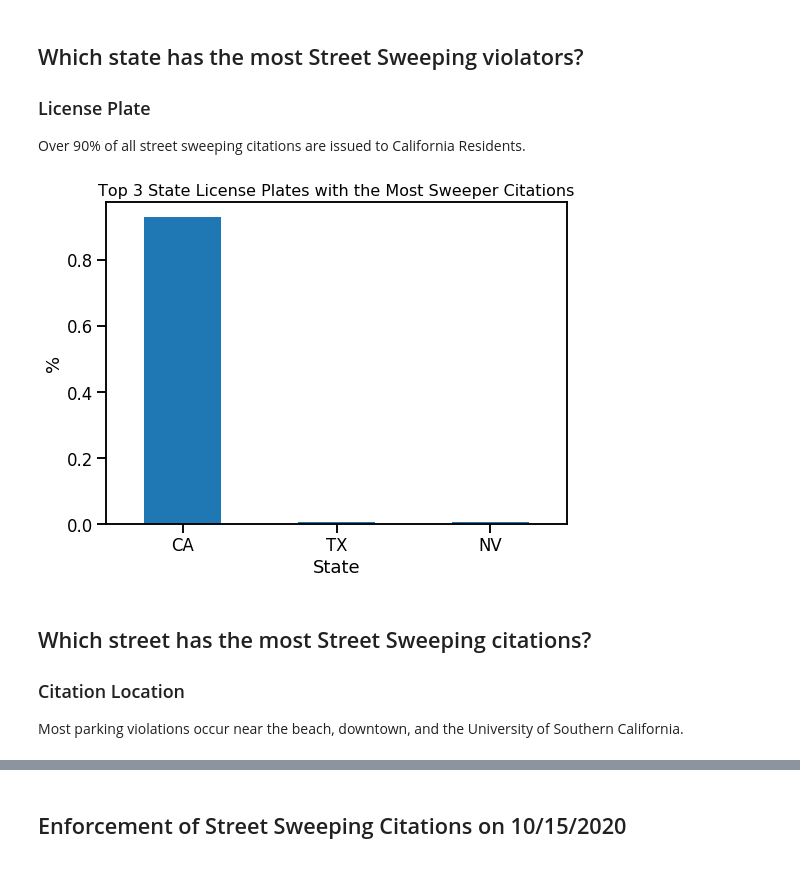
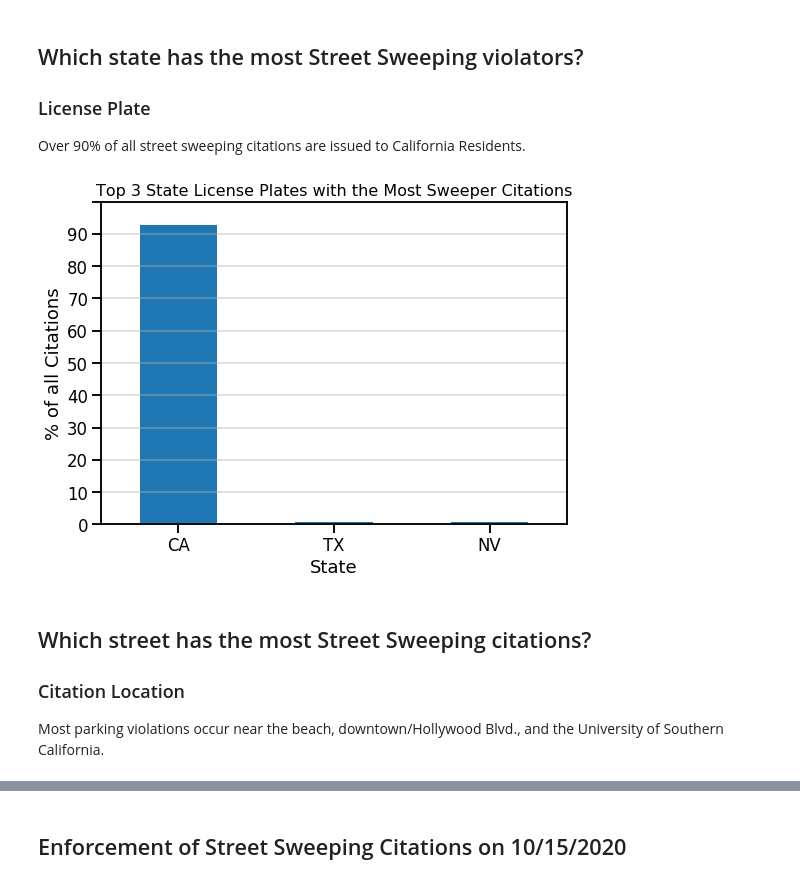
Before and after one commit to Promeos/LADOT-COVID19-enforcement, a Jupyter notebook: MVP.ipynb, the cells around one changed output, grey strips where cells are left out. Cells and saved outputs as stored; diff of their text form; code cells hidden in the pictures.

```diff
--- a/MVP.ipynb
+++ b/MVP.ipynb
@@ -270,21 +261,23 @@ Over 90% of all street sweeping citations are issued to California Residents.
 # %%
 sns.set_context('talk')
 
 fig = df_citations.rp_state_plate.value_counts(normalize=True).nlargest(3).plot.bar(figsize=(8, 6))
 
 # Chart labels
 plt.title('Top 3 State License Plates with the Most Sweeper Citations', fontsize=16)
 plt.xlabel('State')
-plt.ylabel('%')
+plt.ylabel('% of all Citations')
 
 # Tick Formatting
 plt.xticks(rotation=0)
+plt.yticks(np.linspace(0, 1, 11), [str(i) for i in np.arange(0, 91, 10)])
+plt.grid(axis='y', alpha=.5)
 
 plt.tight_layout();
 # %% [output]
-[figure, old version]
+[figure, new version]
 # %% [markdown]
 ## Which street has the most Street Sweeping citations?
 ### Citation Location
 
-Most parking violations occur near the beach, downtown, and the University of Southern California.
+Most parking violations occur near the beach, downtown/Hollywood Blvd., and the University of Southern California.
```
Also changed, not shown: parts of 11 cells of this notebook.
